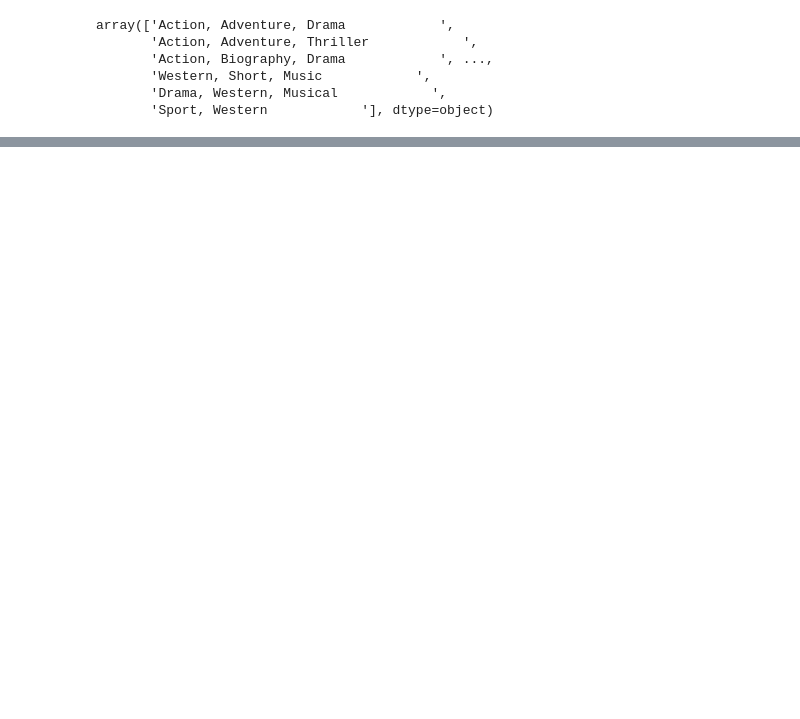
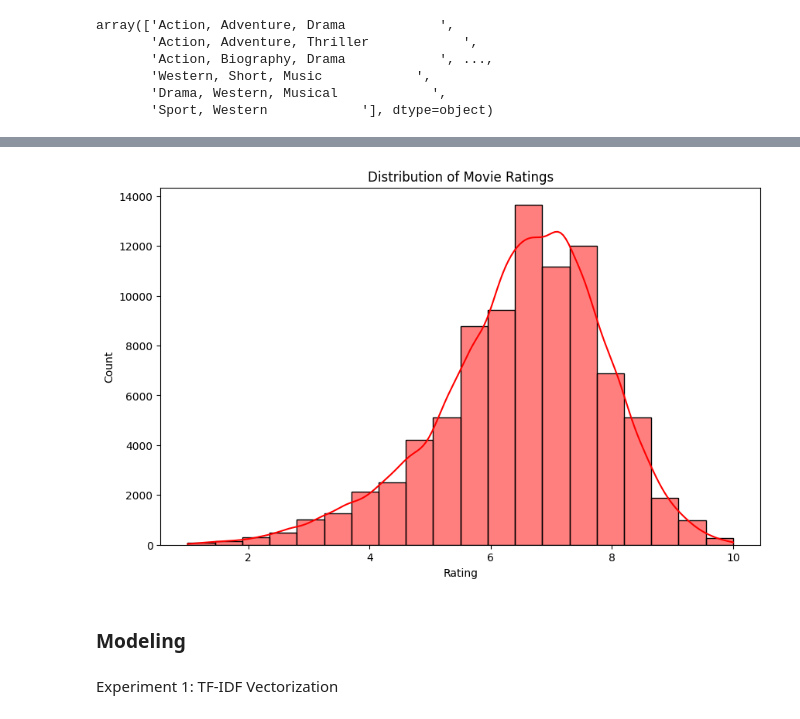
Before and after one commit to zhutchens/recommender-system, a Jupyter notebook: recommender-system.ipynb, the cells around one changed output, grey strips where cells are left out. Drawn from its saved outputs; the diff is of its cells as text; code cells hidden in the pictures; blank space fills up the shorter version.

```diff
--- a/recommender-system.ipynb
+++ b/recommender-system.ipynb
@@ -80,0 +164,13 @@ imbd_data.columns = ['name', 'genre', 'rating', 'votes']
+# %%
+plt.figure(figsize=(10, 6))
+sns.histplot(data=imbd_data, x='rating', bins=20, kde=True, color='red')
+plt.title('Distribution of Movie Ratings')
+plt.xlabel('Rating')
+plt.ylabel('Count')
+plt.show()
+# %% [output]
+[figure, added]
+# %% [markdown]
+<h3>Modeling</h3>
+# %% [markdown]
+<p>Experiment 1: TF-IDF Vectorization</p>
```
Also changed, not shown: parts of 27 cells of this notebook.
